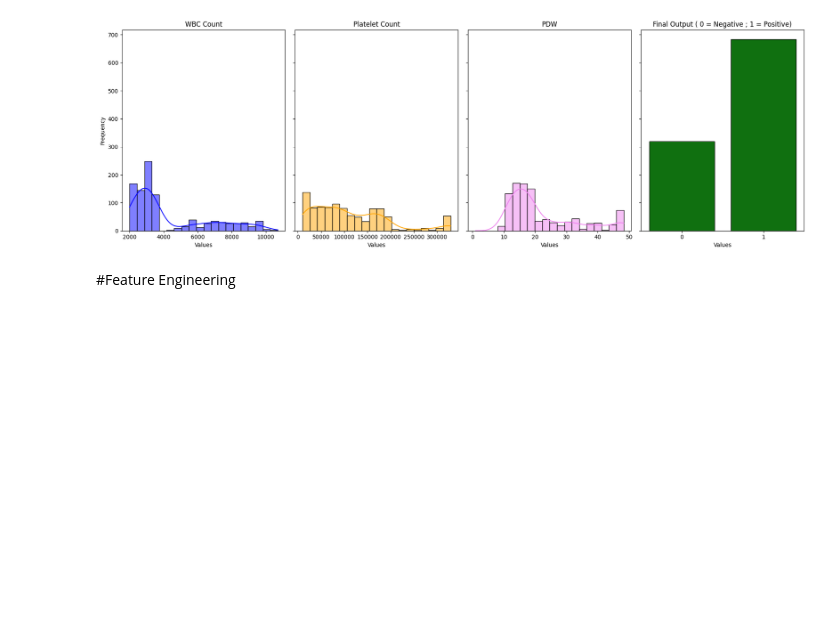
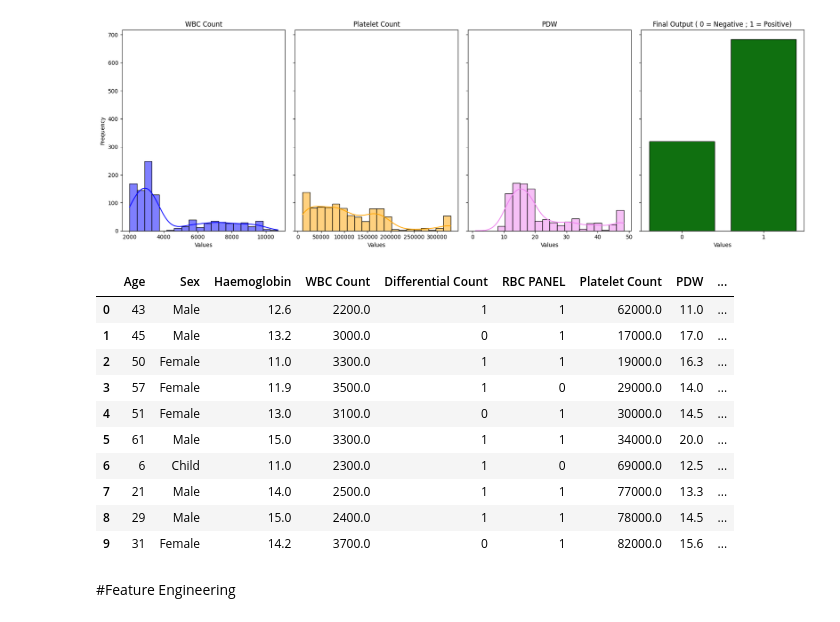
Before and after one commit to sanjana514/CSE303-Project, a Jupyter notebook: Project_Dengue_Diseases.ipynb, the cells around one changed output. Saved outputs shown, nothing was run; the diff lists cells and outputs as text; code cells hidden in the pictures; blank space fills up the shorter version.

```diff
--- a/Project_Dengue_Diseases.ipynb
+++ b/Project_Dengue_Diseases.ipynb
@@ -575,3 +575,17 @@ plt.tight_layout()
 plt.show()
 # %% [output]
 [figure]
+# %%
+df_rename.head(10)
+# %% [output]
+|  | Age | Sex | Haemoglobin | WBC Count | Differential Count | RBC PANEL | Platelet Count | PDW | ... |
+| 0 | 43 | Male | 12.6 | 2200.0 | 1 | 1 | 62000.0 | 11.0 | ... |
+| 1 | 45 | Male | 13.2 | 3000.0 | 0 | 1 | 17000.0 | 17.0 | ... |
+| 2 | 50 | Female | 11.0 | 3300.0 | 1 | 1 | 19000.0 | 16.3 | ... |
+| 3 | 57 | Female | 11.9 | 3500.0 | 1 | 0 | 29000.0 | 14.0 | ... |
+| 4 | 51 | Female | 13.0 | 3100.0 | 0 | 1 | 30000.0 | 14.5 | ... |
+| 5 | 61 | Male | 15.0 | 3300.0 | 1 | 1 | 34000.0 | 20.0 | ... |
+| 6 | 6 | Child | 11.0 | 2300.0 | 1 | 0 | 69000.0 | 12.5 | ... |
+| 7 | 21 | Male | 14.0 | 2500.0 | 1 | 1 | 77000.0 | 13.3 | ... |
+| 8 | 29 | Male | 15.0 | 2400.0 | 1 | 1 | 78000.0 | 14.5 | ... |
+| 9 | 31 | Female | 14.2 | 3700.0 | 0 | 1 | 82000.0 | 15.6 | ... |
```
Also changed, not shown: parts of 4 cells of this notebook.
